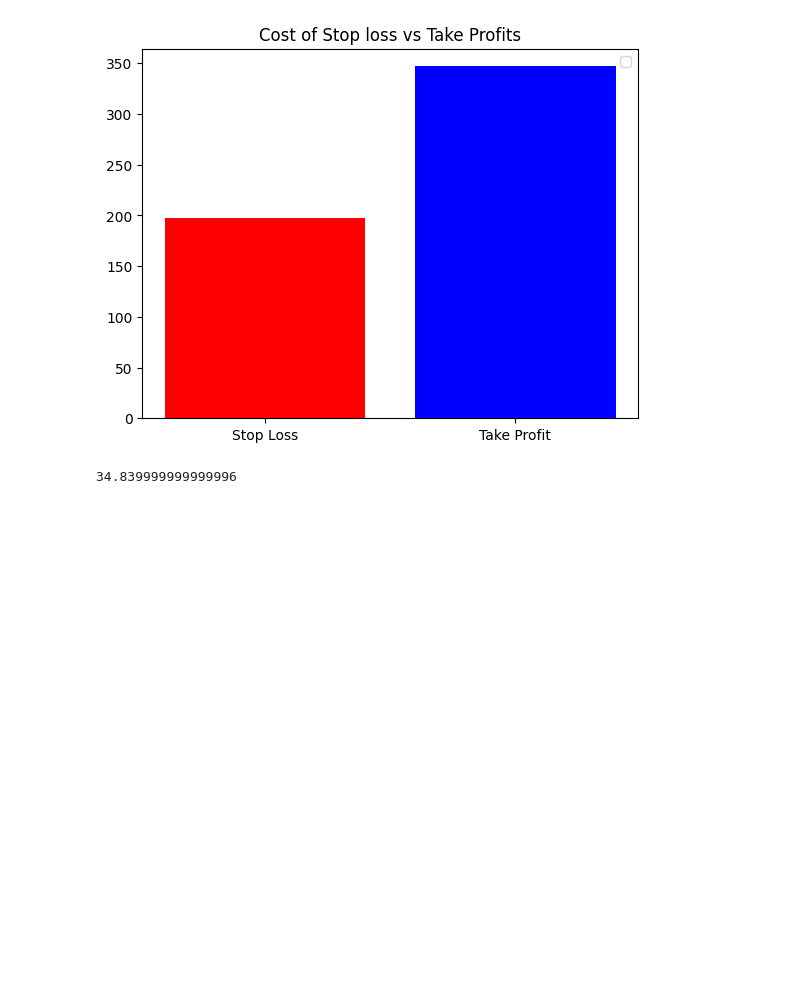
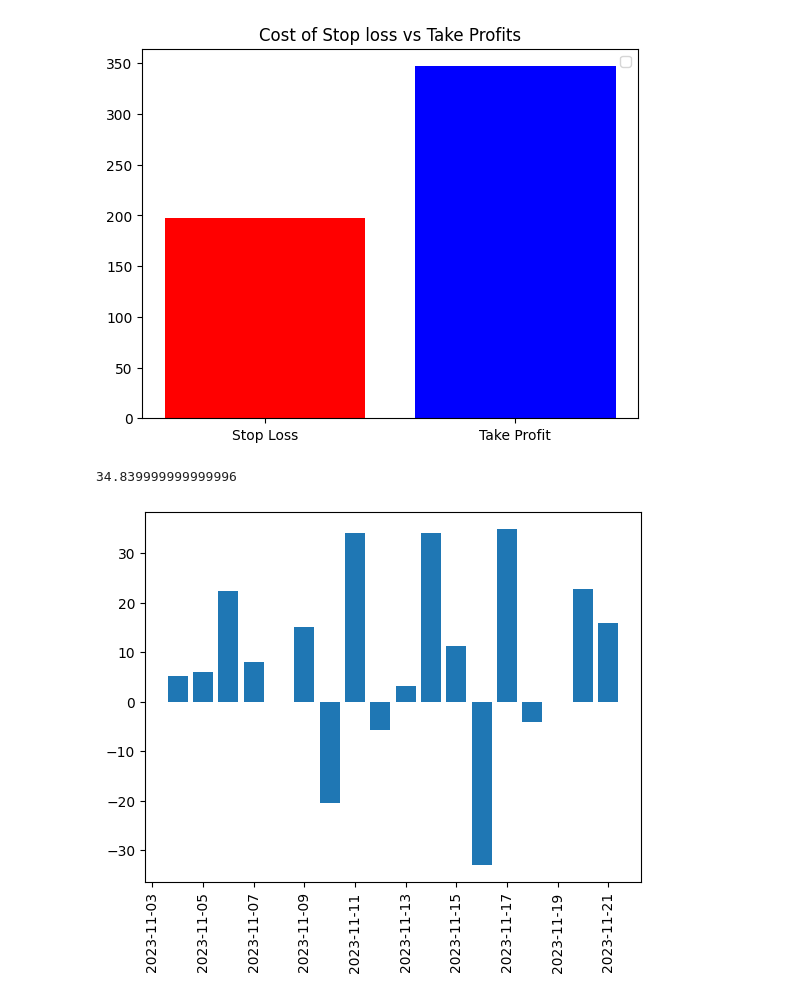
Before and after one commit to ToluPaul/forex, a Jupyter notebook: forex_pred.ipynb, the cells around one changed output. Cells and saved outputs as stored; diff of their text form; code cells hidden in the pictures; blank space fills up the shorter version.

```diff
--- a/forex_pred.ipynb
+++ b/forex_pred.ipynb
@@ -315,3 +289,11 @@ WARNING:matplotlib.legend:No artists with labels found to put in legend.  Note t
 vix.resample('D', on='Date')['cost'].sum().max()
 # %% [output]
 34.839999999999996
+# %%
+dt_resample = vix.resample('D', on='Date')['cost'].sum().reset_index()
+dt_resample
+plt.bar('Date', 'cost', data=dt_resample)
+plt.xticks(rotation='vertical')
+plt.show()
+# %% [output]
+[figure, added]
```
Also changed, not shown: parts of 2 cells of this notebook.
